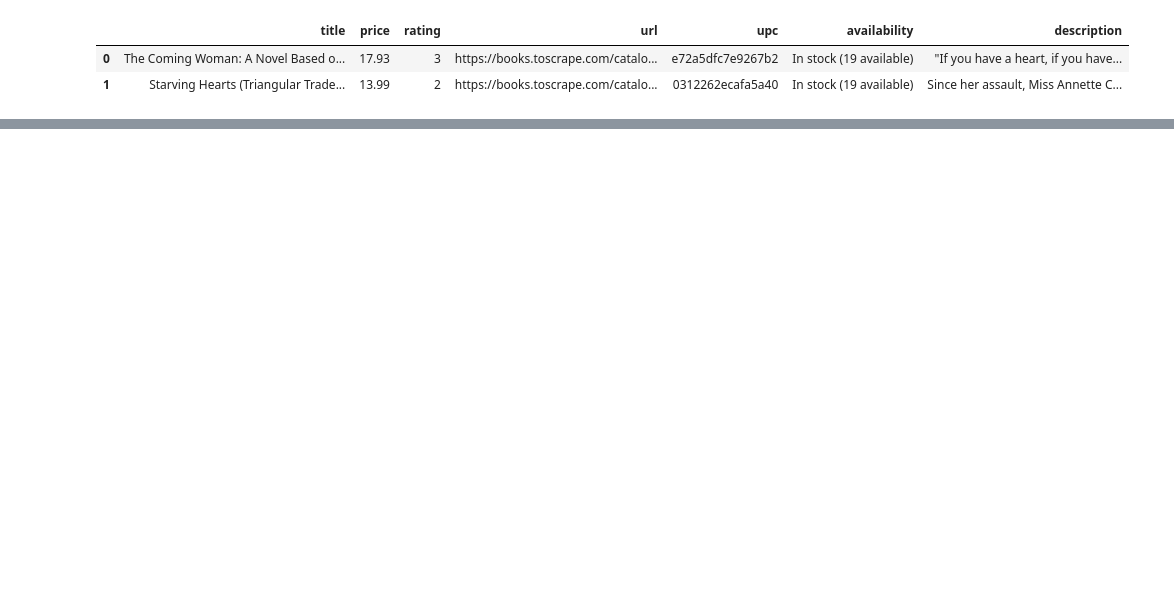
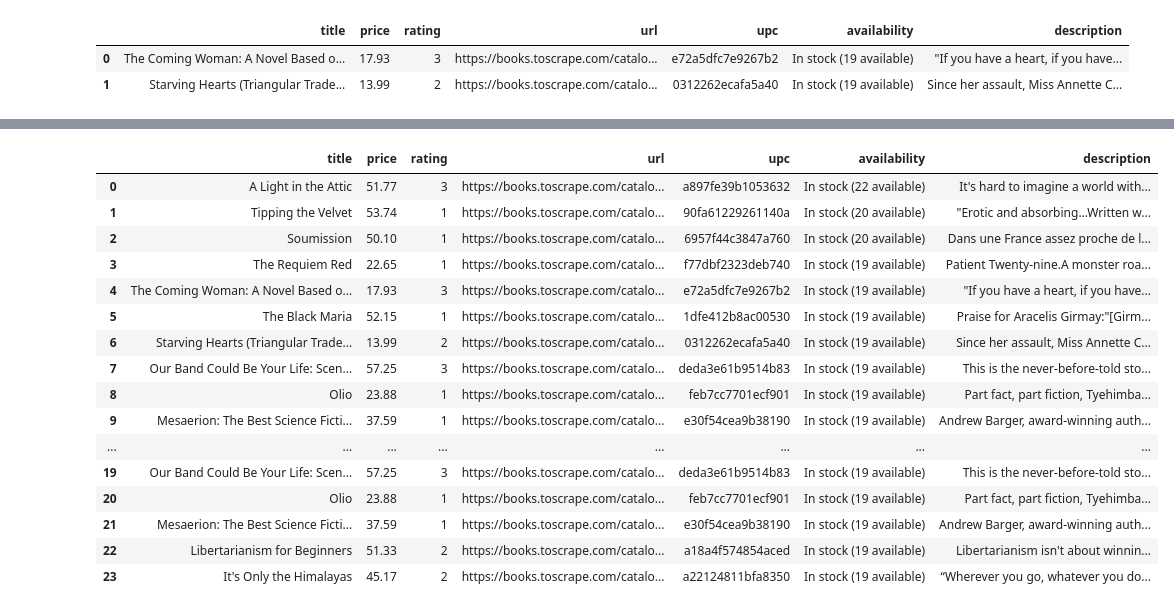
Before and after one commit to veronicadeleonh/lab-web-scraping, a Jupyter notebook: lab-web-scraping.ipynb, the cells around one changed output, grey strips where cells are left out. Saved outputs shown, nothing was run; the diff lists cells and outputs as text; code cells hidden in the pictures; blank space fills up the shorter version.

```diff
--- a/lab-web-scraping.ipynb
+++ b/lab-web-scraping.ipynb
@@ -147,9 +155,10 @@ books[0].find_all("p", attrs = {"class" : "instock availability"})[0].get_text()
 # %%
 # Finding the url
 
-def get_url(book):
-  domain = "https://books.toscrape.com/"
-  href = book.find_all("a")[0]["href"]
+domain = "https://books.toscrape.com/catalogue/"
+
+def get_url(book, domain = "https://books.toscrape.com/catalogue/"):
+  href = book.find_all("a")[0]["href"].replace("catalogue/","")
   url = domain+href
 
   return url
@@ -202,15 +217,15 @@ def get_description(url):
 # %%
-books_dict = {}
+book_dict = {}
 index = 0
 
 for book in books:
 
     rating = get_rating(book)
     price = float(book.find_all("p", attrs = {"class" : "price_color"})[0].get_text().replace("£", ""))
-    url = get_url(book)
+    url = get_url(book, domain)
 
-    if price <= 20 and rating < 4:
-        books_dict[index] = {
+    if price <= 20 and rating > 4:
+        book_dict[index] = {
             "title": book.find_all("img")[0]["alt"],
             "price": price,
             "rating": rating,
@@ -222,5 +237,5 @@ for book in books:
 
         index += 1
 
-books_dict
+book_dict
 # %% [output]
@@ -247,3 +311,22 @@ books_df
 |  | title | price | rating | url | upc | availability | description |
 | 0 | The Coming Woman: A Novel Based o... | 17.93 | 3 | https://books.toscrape.com/catalo... | e72a5dfc7e9267b2 | In stock (19 available) | "If you have a heart, if you have... |
 | 1 | Starving Hearts (Triangular Trade... | 13.99 | 2 | https://books.toscrape.com/catalo... | 0312262ecafa5a40 | In stock (19 available) | Since her assault, Miss Annette C... |
+# %%
+def get_all_books(pages=1):
+
+    books_multiple_pages_list = []
+
+    for page in range(1, pages+1):
+
+        books = soup.find_all("article", attrs = {"class": "product_pod"})
+        domain = "https://books.toscrape.com/catalogue/"
+
+        page_dict = get_book_dictionary(url, domain)
+
+        for key, book_data in page_dict.items():
+            books_multiple_pages_list.append(book_data)
+
+    return books_multiple_pages_list
+# %%
+books_multiple_pages_list = get_all_books(pages=2)
+books_multiple_pages_list
@@ -249,0 +351,21 @@ books_df
+# %%
+books_multiple_pages_df = pd.DataFrame(books_multiple_pages_list)
+books_multiple_pages_df
+# %% [output]
+|  | title | price | rating | url | upc | availability | description |
+| 0 | A Light in the Attic | 51.77 | 3 | https://books.toscrape.com/catalo... | a897fe39b1053632 | In stock (22 available) | It's hard to imagine a world with... |
+| 1 | Tipping the Velvet | 53.74 | 1 | https://books.toscrape.com/catalo... | 90fa61229261140a | In stock (20 available) | "Erotic and absorbing...Written w... |
+| 2 | Soumission | 50.10 | 1 | https://books.toscrape.com/catalo... | 6957f44c3847a760 | In stock (20 available) | Dans une France assez proche de l... |
+| 3 | The Requiem Red | 22.65 | 1 | https://books.toscrape.com/catalo... | f77dbf2323deb740 | In stock (19 available) | Patient Twenty-nine.A monster roa... |
+| 4 | The Coming Woman: A Novel Based o... | 17.93 | 3 | https://books.toscrape.com/catalo... | e72a5dfc7e9267b2 | In stock (19 available) | "If you have a heart, if you have... |
+| 5 | The Black Maria | 52.15 | 1 | https://books.toscrape.com/catalo... | 1dfe412b8ac00530 | In stock (19 available) | Praise for Aracelis Girmay:"[Girm... |
+| 6 | Starving Hearts (Triangular Trade... | 13.99 | 2 | https://books.toscrape.com/catalo... | 0312262ecafa5a40 | In stock (19 available) | Since her assault, Miss Annette C... |
+| 7 | Our Band Could Be Your Life: Scen... | 57.25 | 3 | https://books.toscrape.com/catalo... | deda3e61b9514b83 | In stock (19 available) | This is the never-before-told sto... |
+| 8 | Olio | 23.88 | 1 | https://books.toscrape.com/catalo... | feb7cc7701ecf901 | In stock (19 available) | Part fact, part fiction, Tyehimba... |
+| 9 | Mesaerion: The Best Science Ficti... | 37.59 | 1 | https://books.toscrape.com/catalo... | e30f54cea9b38190 | In stock (19 available) | Andrew Barger, award-winning auth... |
+| ... | ... | ... | ... | ... | ... | ... | ... |
+| 19 | Our Band Could Be Your Life: Scen... | 57.25 | 3 | https://books.toscrape.com/catalo... | deda3e61b9514b83 | In stock (19 available) | This is the never-before-told sto... |
+| 20 | Olio | 23.88 | 1 | https://books.toscrape.com/catalo... | feb7cc7701ecf901 | In stock (19 available) | Part fact, part fiction, Tyehimba... |
+| 21 | Mesaerion: The Best Science Ficti... | 37.59 | 1 | https://books.toscrape.com/catalo... | e30f54cea9b38190 | In stock (19 available) | Andrew Barger, award-winning auth... |
+| 22 | Libertarianism for Beginners | 51.33 | 2 | https://books.toscrape.com/catalo... | a18a4f574854aced | In stock (19 available) | Libertarianism isn't about winnin... |
+| 23 | It's Only the Himalayas | 45.17 | 2 | https://books.toscrape.com/catalo... | a22124811bfa8350 | In stock (19 available) | “Wherever you go, whatever you do... |
```
Also changed, not shown: parts of 8 cells of this notebook, 1 other file.
